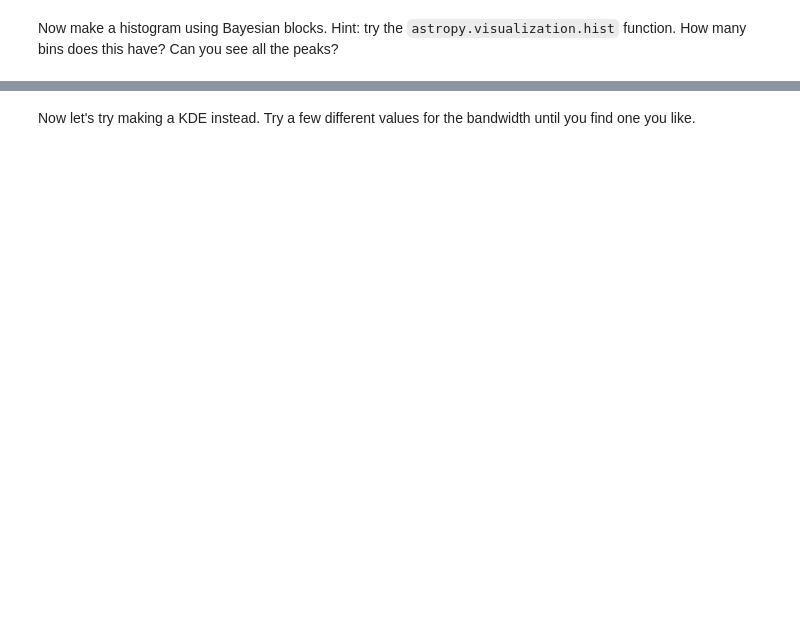
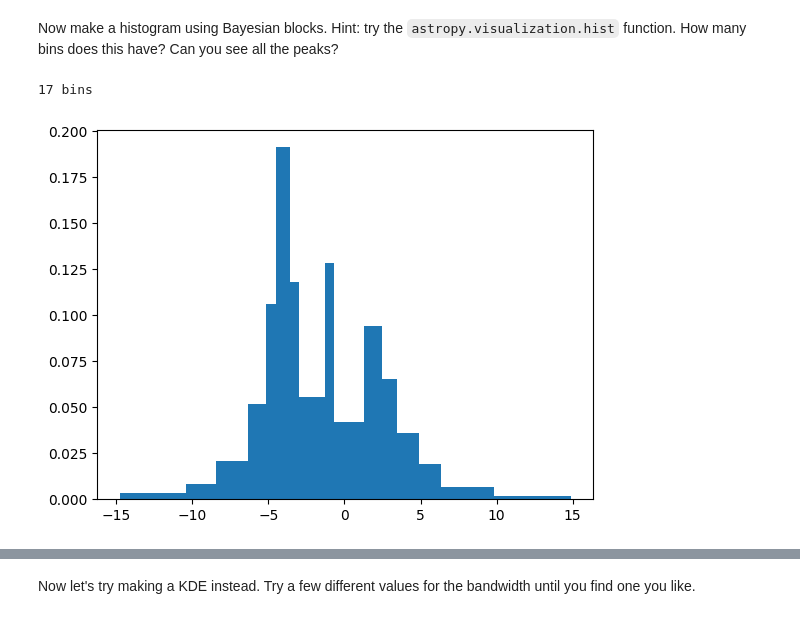
Before and after one commit to ASTR154/nonparametric-modeling, a Jupyter notebook: nonparametric-modeling.ipynb, the cells around one changed output, grey strips where cells are left out. Drawn from its saved outputs; the diff is of its cells as text; code cells hidden in the pictures; blank space fills up the shorter version.

```diff
--- a/nonparametric-modeling.ipynb
+++ b/nonparametric-modeling.ipynb
@@ -35,2 +53,8 @@ plt.hist(  # complete
 # %% [markdown]
 Now make a histogram using Bayesian blocks. Hint: try the `astropy.visualization.hist` function. How many bins does this have? Can you see all the peaks?
+# %%
+n, b, p = viz.hist(x, density = True, bins = "blocks")  # complete
+print(len(b), 'bins')
+# %% [output]
+17 bins
+[figure, added]
```
Also changed, not shown: parts of 12 cells of this notebook.
